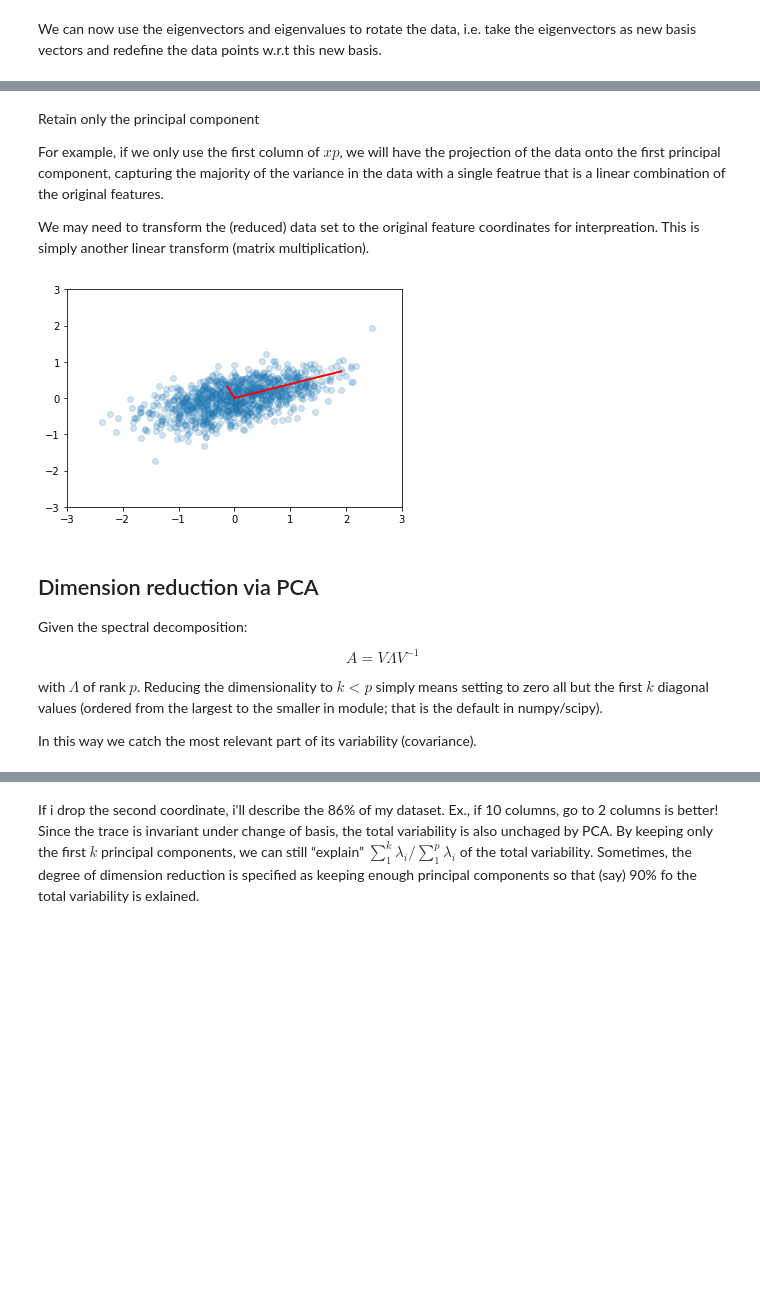
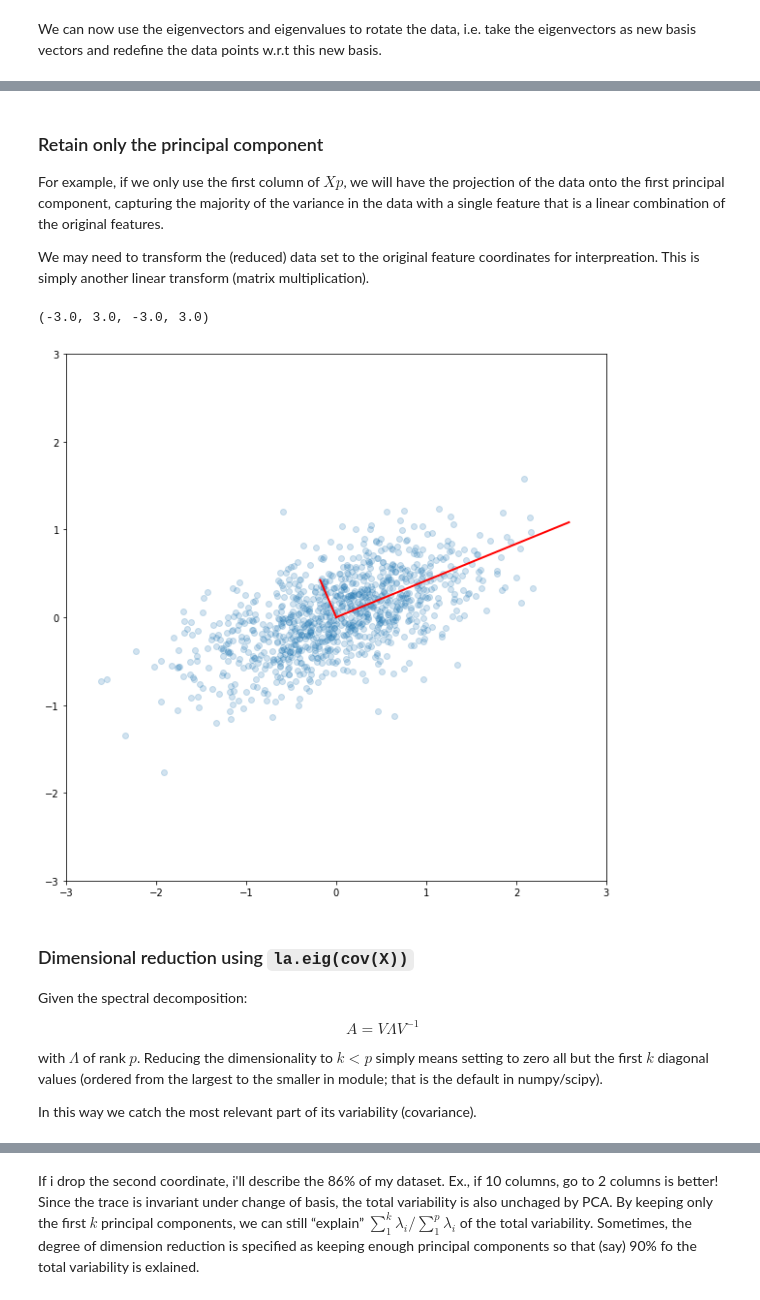
Before and after one commit to RMilock/LaboratoryOfComputationalPhysics_Y3, a Jupyter notebook: 07.1_Algorithms.ipynb, the cells around one changed output, grey strips where cells are left out. Saved outputs shown, nothing was run; the diff lists cells and outputs as text; code cells hidden in the pictures; blank space fills up the shorter version.

````diff
--- a/07.1_Algorithms.ipynb
+++ b/07.1_Algorithms.ipynb
@@ -498,8 +528,10 @@ Xp = np.dot(V0.T, X)
 # then plot the rotated dataset and its "axes"
 plt.figure(figsize=(10,10))
 plt.scatter(Xp[0,:], Xp[1,:], alpha=0.2)
+scale_factor=4
 # same eigenvalues as before, assume we rotated properly the data
-for li, vi in zip(l0, np.diag([1]*2)): #only have the diag term in cov
-    plt.plot([0, scale_factor*li*vi[0]], [0, scale_factor*li*vi[1]], 'r-', lw=2)
-plt.axis([-3,3,-3,3]);
+for i,li, vi in zip([0,1],l0, np.diag([1]*2)): #only have the diag term in diag matrix
+    plt.plot([0, scale_factor*li*vi[0]], [0, scale_factor*li*vi[1]], lw=2, label="l%s=%.2f"%(i,li))
+plt.axis([-3,3,-1,1])
+plt.legend(loc="best");
 # %% [output]
@@ -507,19 +539,21 @@ plt.axis([-3,3,-3,3]);
 # %% [markdown]
-Retain only the principal component
+### Retain only the principal component
 
-For example, if we only use the first column of $xp$, we will have the projection of the data onto the first principal component, capturing the majority of the variance in the data with a single featrue that is a linear combination of the original features.
+For example, if we only use the first column of $Xp$, we will have the projection of the data onto the first principal component, capturing the majority of the variance in the data with a single feature that is a linear combination of the original features.
 
 We may need to transform the (reduced) data set to the original feature coordinates for interpreation. This is simply another linear transform (matrix multiplication).
 # %%
 Xpp = np.dot(V0, Xp)
+plt.figure(figsize=(10,10))
 plt.scatter(Xpp[0,:], Xpp[1,:], alpha=0.2)
 for li, vi in zip(l0, V0.T):
     plt.plot([0, scale_factor*li*vi[0]], [0, scale_factor*li*vi[1]], 'r-', lw=2)
-plt.axis([-3,3,-3,3]);
+plt.axis([-3,3,-3,3])
 # %% [output]
+(-3.0, 3.0, -3.0, 3.0)
-[figure, old version]
+[figure, new version]
 # %% [markdown]
-## Dimension reduction via PCA
+### Dimensional reduction using ```la.eig(cov(X))```
 
 
 Given the spectral decomposition:
````
Also changed, not shown: parts of 28 cells of this notebook, 12 other files.
